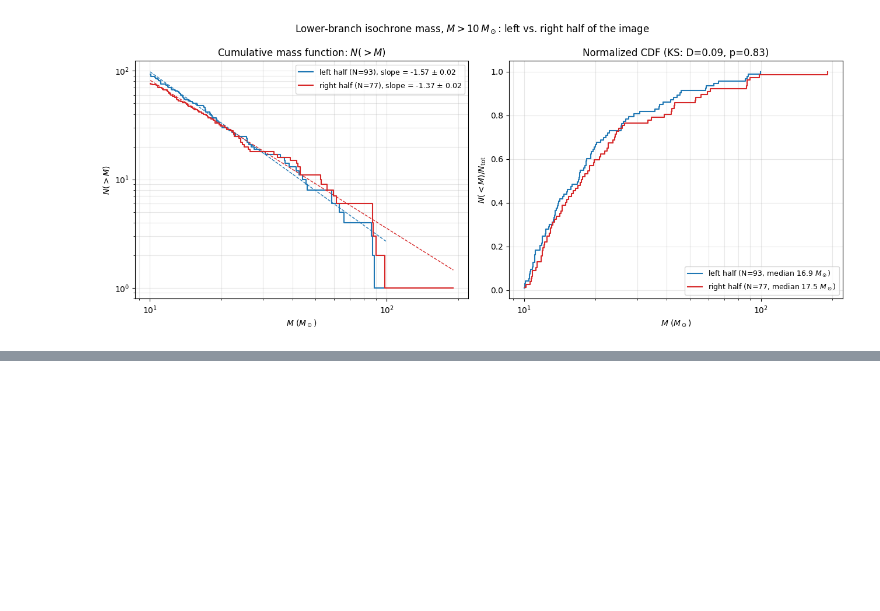
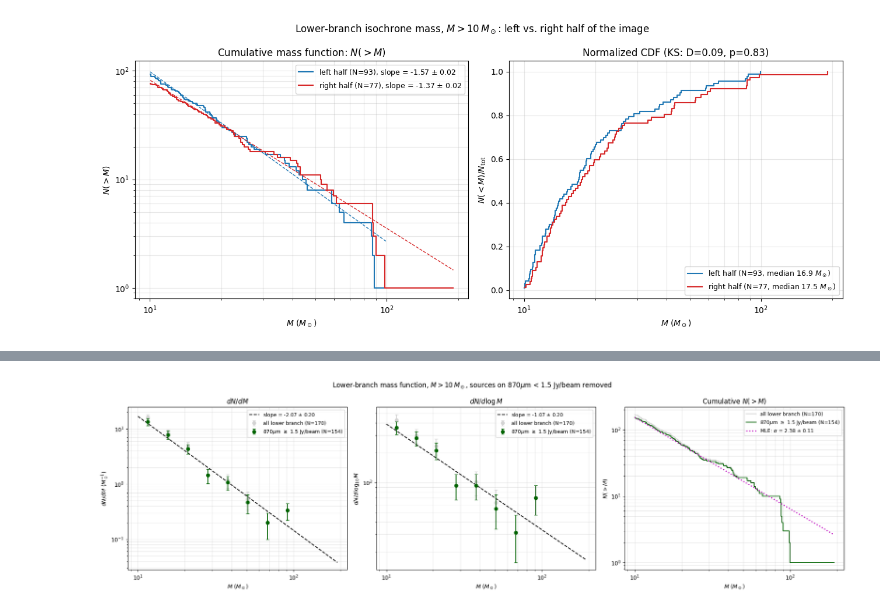
Before and after one commit to tyoo37/w51_nircam, a Jupyter notebook: proposal/lower_branch_mass_function.ipynb, the cells around one changed output, grey strips where cells are left out. Drawn from its saved outputs; the diff is of its cells as text; code cells hidden in the pictures; blank space fills up the shorter version.

```diff
--- a/proposal/lower_branch_mass_function.ipynb
+++ b/proposal/lower_branch_mass_function.ipynb
@@ -564,0 +571,81 @@ right half: N=77, cumulative N(>M) slope = -1.37 +/- 0.02
+# %%
+high870_lower = co_plank_at_source[lower_mask_all] >= flux_870_threshold
+mf870_mask = mf_mask & high870_lower
+mf870_mass = mass_iso_lower[mf870_mask]
+n870 = mf870_mask.sum()
+print(f'N(M>{mass_function_threshold} Msun), all lower branch: {mf_mask.sum()}')
+print(f'N(M>{mass_function_threshold} Msun), 870um >= {flux_870_threshold} Jy/beam: {n870} '
+      f'(removed {mf_mask.sum() - n870})')
+
+# binned, same log-spaced bins as the unfiltered mass function
+counts870, _ = np.histogram(mf870_mass, bins=bin_edges)
+counts870_err = np.sqrt(counts870)
+dN_dM_870, dN_dM_870_err = counts870 / dM, counts870_err / dM
+dN_dlogM_870, dN_dlogM_870_err = counts870 / dlogM, counts870_err / dlogM
+nz870 = counts870 > 0
+slope870_dNdM, slope870_dNdM_err, int870_dNdM = fit_powerlaw_slope(bin_centers[nz870], dN_dM_870[nz870])
+slope870_dNdlogM, slope870_dNdlogM_err, int870_dNdlogM = fit_powerlaw_slope(bin_centers[nz870], dN_dlogM_870[nz870])
+
+# cumulative
+mass870_desc = np.sort(mf870_mass)[::-1]
+N_above_870 = np.arange(1, n870 + 1)
+slope870_cum, slope870_cum_err, int870_cum = fit_powerlaw_slope(mass870_desc, N_above_870)
+
+# maximum likelihood (continuous power law above M_min, Clauset et al. 2009)
+alpha870_mle = 1 + n870 / np.sum(np.log(mf870_mass / mass_function_threshold))
+alpha870_mle_err = (alpha870_mle - 1) / np.sqrt(n870)
+
+alpha870 = {
+    'binned dN/dM': (-slope870_dNdM, slope870_dNdM_err),
+    'cumulative N(>M)': (1 - slope870_cum, slope870_cum_err),
+    'max. likelihood': (alpha870_mle, alpha870_mle_err),
+}
+print('\nIMF index alpha (dN/dM ~ M^-alpha), 870um-filtered sample:')
+for k, (a, ae) in alpha870.items():
+    print(f'  {k:18s}: alpha = {a:.2f} +/- {ae:.2f}   (Gamma = alpha - 1 = {a - 1:.2f})')
+print(f'  (unfiltered for comparison: binned {-slope_dNdM:.2f} +/- {slope_dNdM_err:.2f}, '
+      f'cumulative {1 - slope_cum:.2f} +/- {slope_cum_err:.2f}, '
+      f'MLE {1 + len(mf_mass) / np.sum(np.log(mf_mass / mass_function_threshold)):.2f})')
+
+fig, (axM, axlogM, axC) = plt.subplots(1, 3, figsize=(19, 5.5))
+for ax, y_all, yerr_all, y870, yerr870, slope, slope_err, icpt, ylab in [
+        (axM, dN_dM, dN_dM_err, dN_dM_870, dN_dM_870_err, slope870_dNdM, slope870_dNdM_err, int870_dNdM,
+         r'$dN/dM$ ($M_\odot^{-1}$)'),
+        (axlogM, dN_dlogM, dN_dlogM_err, dN_dlogM_870, dN_dlogM_870_err, slope870_dNdlogM, slope870_dNdlogM_err,
+         int870_dNdlogM, r'$dN/d\log_{10}M$')]:
+    ax.errorbar(bin_centers[nonzero], y_all[nonzero], yerr=yerr_all[nonzero], fmt='o', color='lightgray',
+                capsize=3, label=f'all lower branch (N={mf_mask.sum()})')
+    ax.errorbar(bin_centers[nz870], y870[nz870], yerr=yerr870[nz870], fmt='o', color='darkgreen', capsize=3,
+                zorder=3, label=f'870$\mu$m $\geq$ {flux_870_threshold} Jy/beam (N={n870})')
+    ax.plot(mfit_x, 10**icpt * mfit_x**slope, 'k--', label=f'slope = {slope:.2f} $\pm$ {slope_err:.2f}')
+    ax.set_xscale('log')
+    ax.set_yscale('log')
+    ax.set_xlabel(r'$M$ ($M_\odot$)')
+    ax.set_ylabel(ylab)
+    ax.legend(fontsize=9)
+    ax.grid(alpha=0.3, which='both')
+axM.set_title(r'$dN/dM$')
+axlogM.set_title(r'$dN/d\log M$')
+
+axC.step(mass_sorted, N_above, where='post', color='lightgray', lw=1.5, label=f'all lower branch (N={mf_mask.sum()})')
+axC.step(mass870_desc, N_above_870, where='post', color='darkgreen', lw=1.5,
+         label=f'870$\mu$m $\geq$ {flux_870_threshold} Jy/beam (N={n870})')
+cx = np.array([mass870_desc.min(), mass870_desc.max()])
+#axC.plot(cx, 10**int870_cum * cx**slope870_cum, 'k--',
+#         label=f'LSQ slope = {slope870_cum:.2f} $\pm$ {slope870_cum_err:.2f}')
+axC.plot(cx, n870 * (cx / mass_function_threshold)**(1 - alpha870_mle), 'm:', lw=2,
+         label=f'MLE: $\\alpha$ = {alpha870_mle:.2f} $\pm$ {alpha870_mle_err:.2f}')
+axC.set_xscale('log')
+axC.set_yscale('log')
+axC.set_xlabel(r'$M$ ($M_\odot$)')
+axC.set_ylabel(r'$N(>M)$')
+axC.set_title(r'Cumulative $N(>M)$')
+axC.legend(fontsize=9)
+axC.grid(alpha=0.3, which='both')
+
+fig.suptitle(f'Lower-branch mass function, $M>{mass_function_threshold}\,M_\odot$, '
+             f'sources on 870$\mu$m < {flux_870_threshold} Jy/beam removed')
+plt.tight_layout()
+plt.savefig('lower_branch_mass_function_870um_filtered.png', bbox_inches='tight')
+plt.show()
+# %% [output]
@@ -564,0 +660 @@ right half: N=77, cumulative N(>M) slope = -1.37 +/- 0.02
+[figure, added]
```
Also changed, not shown: parts of 14 cells of this notebook, 12 other files.
